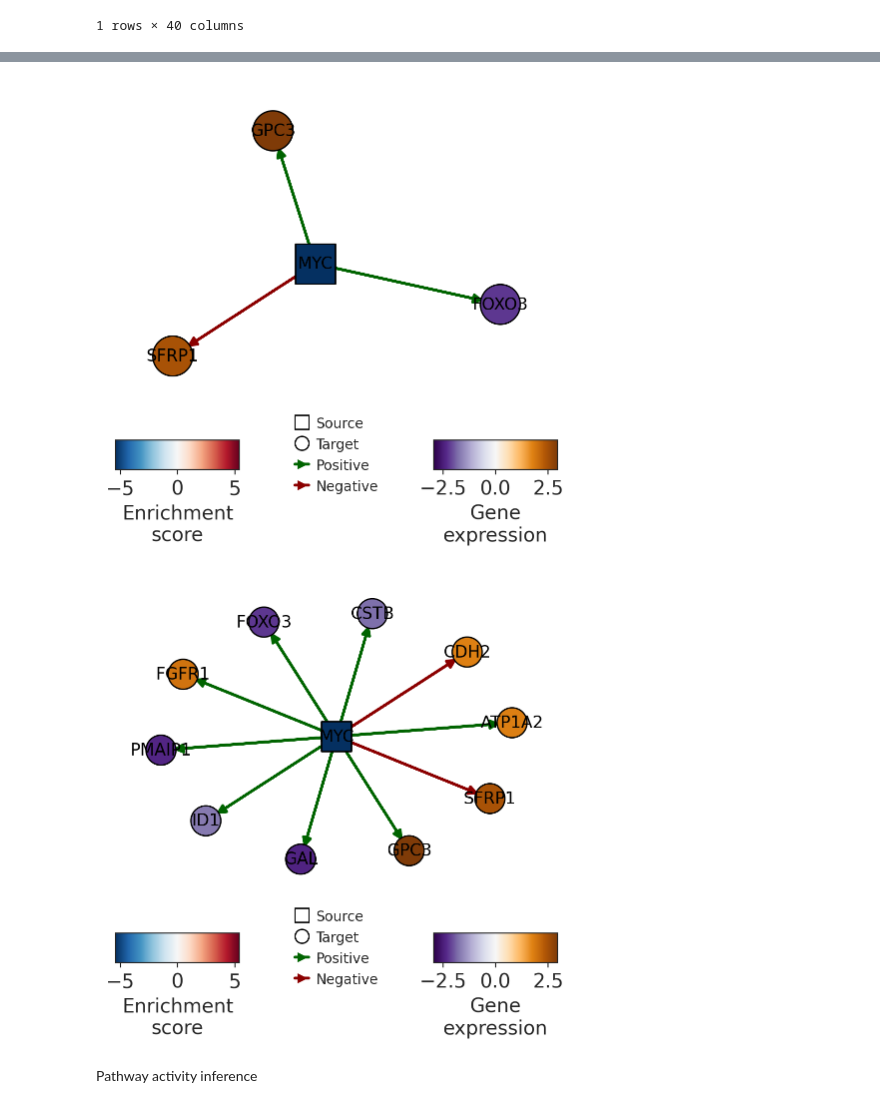
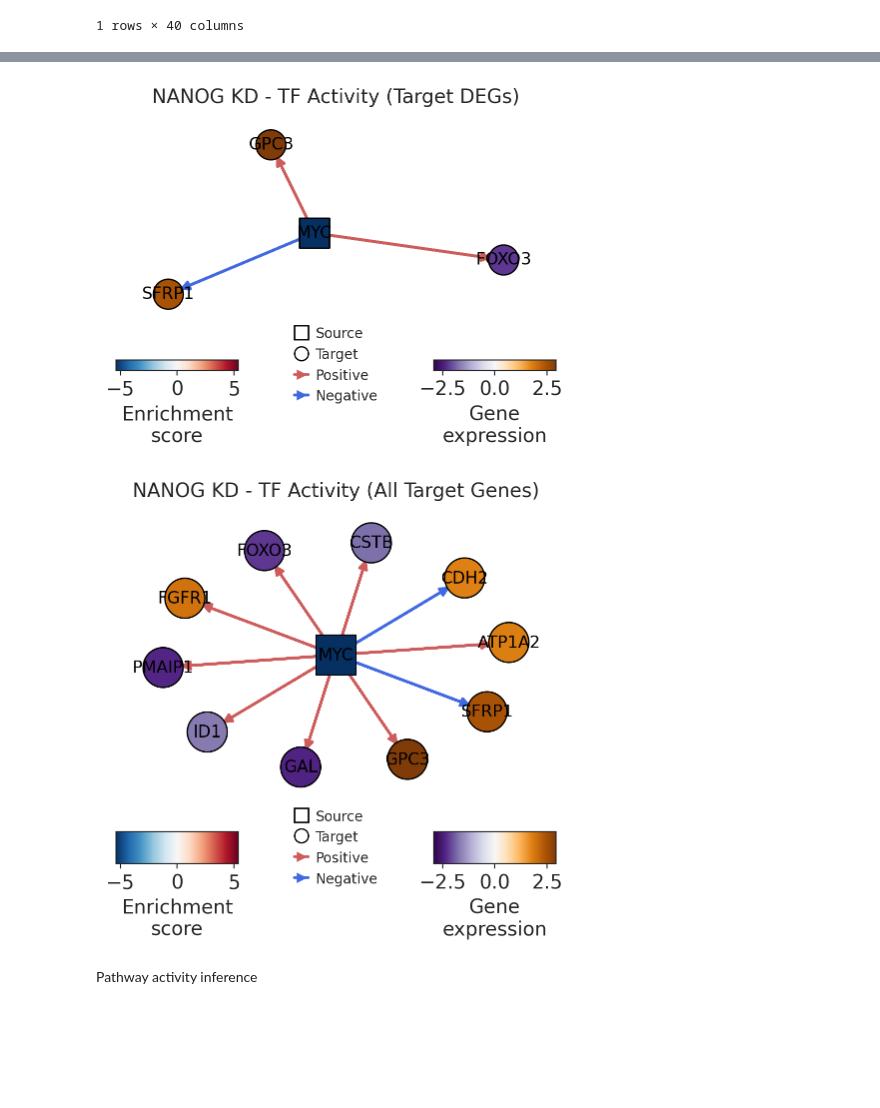
Before and after one commit to subramaniam-lab-ucsd/tf-project, a Jupyter notebook: tf_project_analysis.ipynb, the cells around one changed output, grey strips where cells are left out. Saved outputs shown, nothing was run; the diff lists cells and outputs as text; code cells hidden in the pictures; blank space fills up the shorter version.

```diff
--- a/tf_project_analysis.ipynb
+++ b/tf_project_analysis.ipynb
@@ -2848,35 +3155,27 @@ dc.pl.barplot(data=nanog_tf_acts, name="NANOG KD", figsize=(3,3))
 # %%
-dc.pl.network(
-    net=collectri,
-    data=nanog_wald_df_degs,
-    score=nanog_tf_acts,
-    sources=["MYC"],
-    targets=10,
-    figsize=(5, 5),
-    vcenter=True,
-    by_abs=True,
-    size_node=20,
-    size_label=1.5,
-    t_cmap="PuOr_r"
-)
+plot_tf_activity_network(grn=collectri,
+                         data=nanog_wald_df_degs,
+                         tf_activities=nanog_tf_acts,
+                         sources=['MYC'],
+                         targets=10,
+                         figsize=(5,4),
+                         size_node=15,
+                         size_label=1,
+                         title="NANOG KD - TF Activity (Target DEGs)")
 # %% [output]
-[figure, old version]
+[figure, new version]
 # %%
-dc.pl.network(
-    net=collectri,
-    data=nanog_wald_df,
-    score=nanog_tf_acts,
-    sources=["MYC"],
-    targets=10,
-    figsize=(5, 5),
-    vcenter=True,
-    by_abs=True,
-    size_node=15,
-    size_label=1.5,
-    t_cmap="PuOr_r"
-)
+plot_tf_activity_network(grn=collectri,
+                         data=nanog_wald_df,
+                         tf_activities=nanog_tf_acts,
+                         sources=['MYC'],
+                         targets=10,
+                         figsize=(5,5),
+                         size_node=20,
+                         size_label=1,
+                         title="NANOG KD - TF Activity (All Target Genes)")
 # %% [output]
-[figure, old version]
+[figure, new version]
 # %% [markdown]
 Pathway activity inference
 # %%
```
Also changed, not shown: parts of 84 cells of this notebook, 6 other files.
